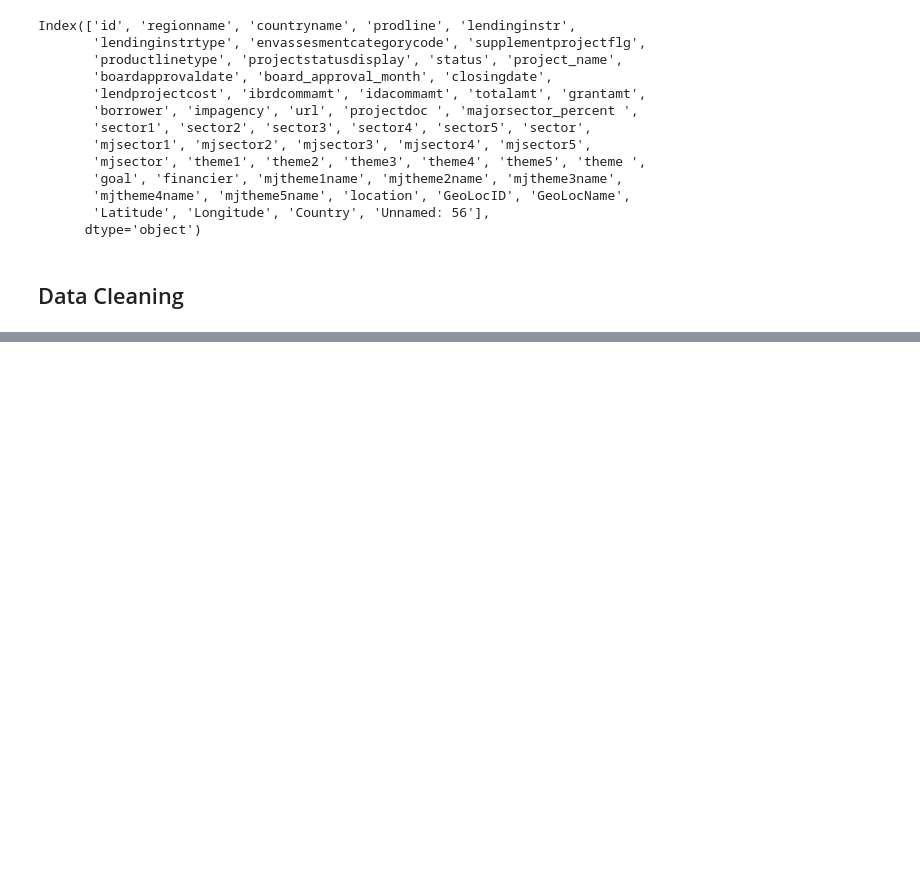
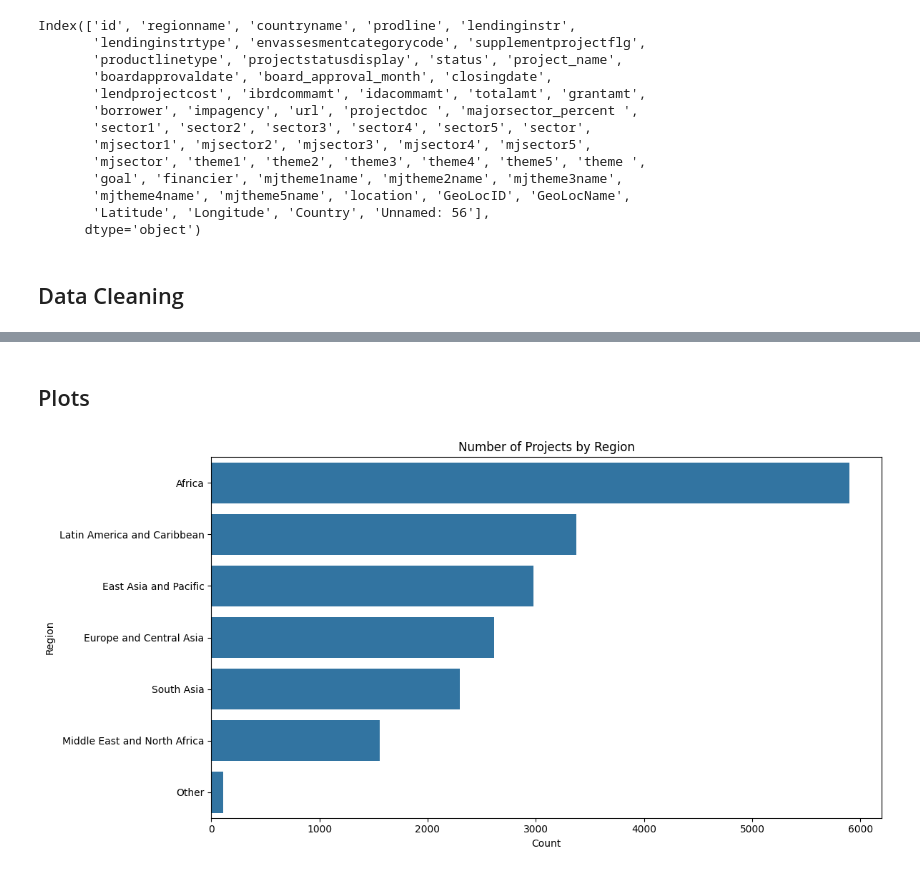
Before and after one commit to AR-KASHMIRI47/REFERRAL-Statistics-and-Trends, a Jupyter notebook: Statistics and Trends.ipynb, the cells around one changed output, grey strips where cells are left out. Cells and saved outputs as stored; diff of their text form; code cells hidden in the pictures; blank space fills up the shorter version.

Commit message:
statistic summary and plots

```diff
--- a/Statistics and Trends.ipynb
+++ b/Statistics and Trends.ipynb
@@ -106,0 +142,11 @@ for col in ['lendprojectcost', 'ibrdcommamt', 'idacommamt', 'totalamt', 'grantam
+# %% [markdown]
+## Plots
+# %%
+def plot_project_counts_by_region():
+    plt.figure(figsize=(12,6))
+    sns.countplot(data=df, y='regionname', order=df['regionname'].value_counts().index)
+    plt.title('Number of Projects by Region')
+    plt.xlabel('Count')
+    plt.ylabel('Region')
+    plt.tight_layout()
+    plt.show()
@@ -106,0 +169,4 @@ for col in ['lendprojectcost', 'ibrdcommamt', 'idacommamt', 'totalamt', 'grantam
+# %%
+plot_project_counts_by_region()
+# %% [output]
+[figure, added]
```
Also changed, not shown: parts of 9 cells of this notebook.
